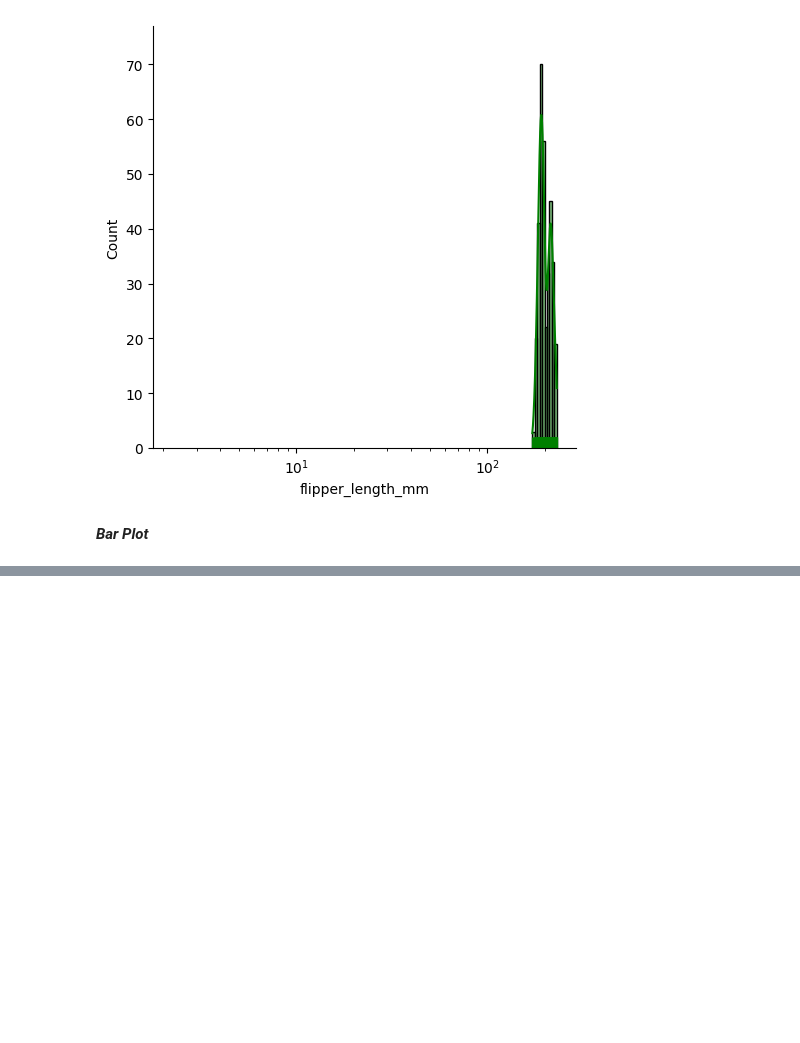
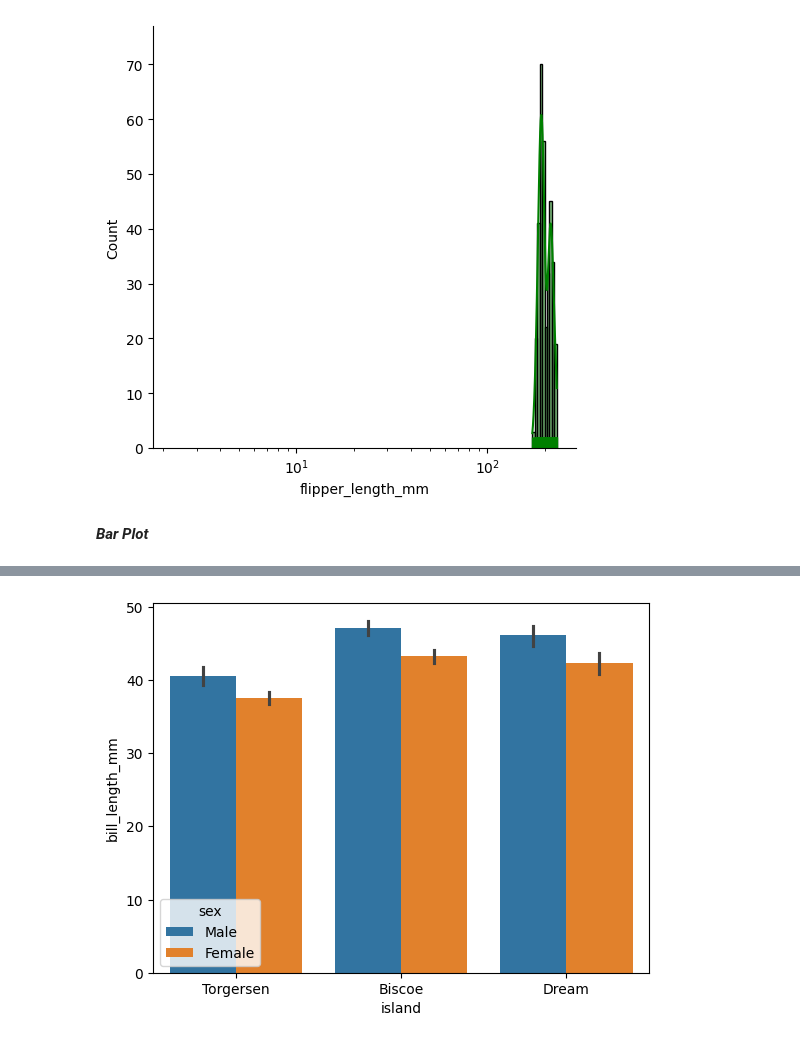
Before and after one commit to AwaisDS/My-Practice_Codes, a Jupyter notebook: Data_Visualisation/seaborn.ipynb, the cells around one changed output, grey strips where cells are left out. Saved outputs shown, nothing was run; the diff lists cells and outputs as text; code cells hidden in the pictures; blank space fills up the shorter version.

```diff
--- a/Data_Visualisation/seaborn.ipynb
+++ b/Data_Visualisation/seaborn.ipynb
@@ -178,0 +198,8 @@ plt.show()
+# %%
+sns.barplot(x='island' ,
+            y='bill_length_mm' ,
+            data=bar_data ,
+            hue='sex')
+plt.show()
+# %% [output]
+[figure, added]
```
Also changed, not shown: parts of 15 cells of this notebook.
